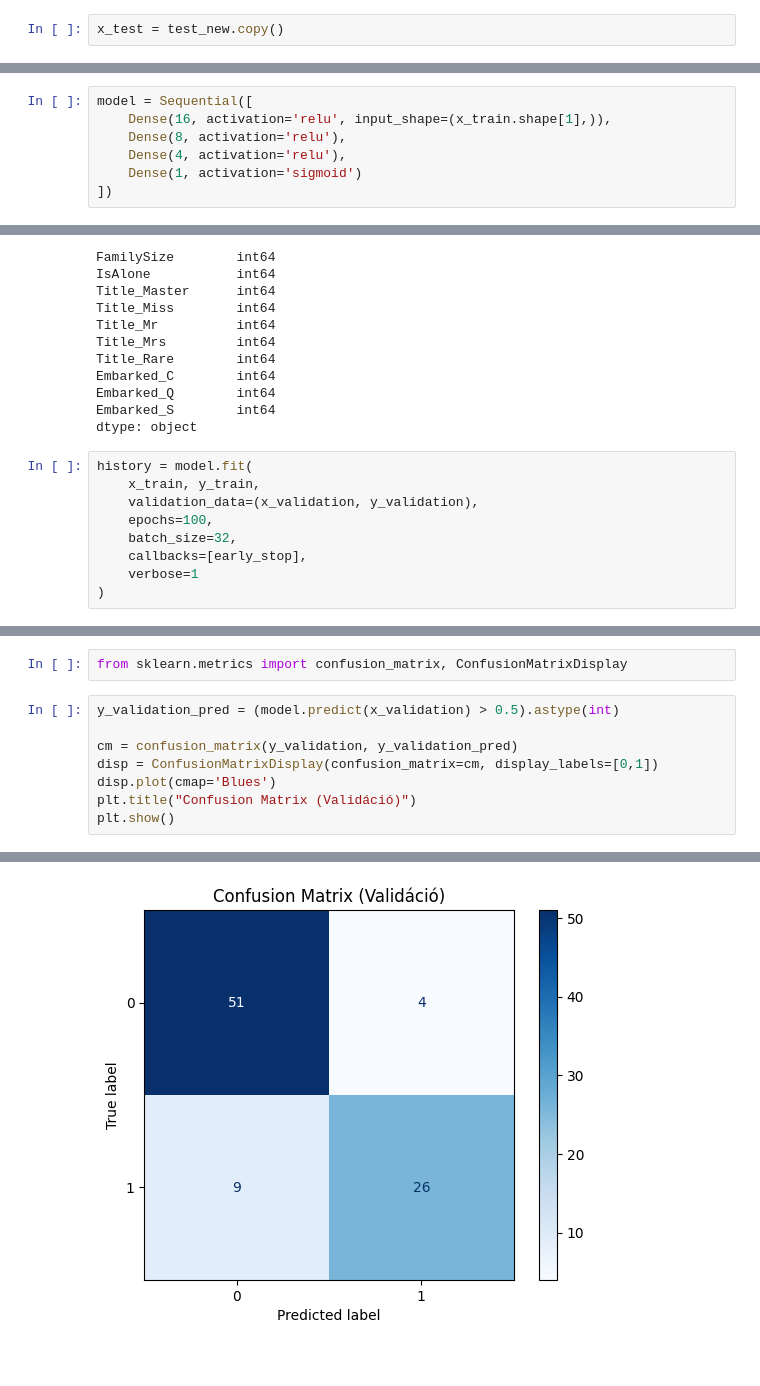
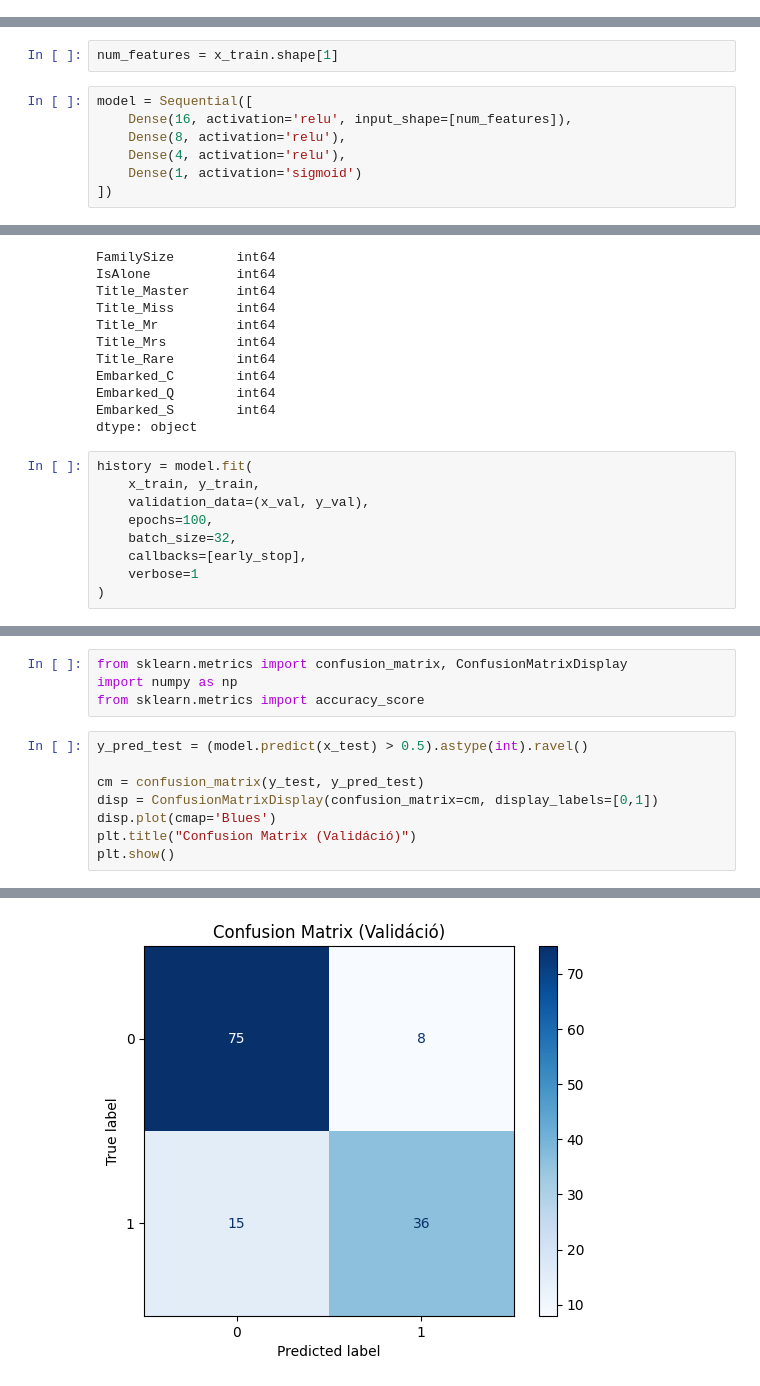
Before and after one commit to kugloff/X49HPQ_gepitanulas_beadando_2025, a Jupyter notebook: titanic.ipynb, the cells around one changed output, grey strips where cells are left out. Cells and saved outputs as stored; diff of their text form.

Commit message:
Adatfelosztás frissítése (train,val,test)

```diff
--- a/titanic.ipynb
+++ b/titanic.ipynb
@@ -213,5 +172,3 @@ x_train, x_validation, y_train, y_validation = train_test_split(
-# %%
-x_test = test_new.copy()
 # %% [markdown]
 ## Modell - Neurális háló
 # %%
@@ -228,7 +185,9 @@ print(x_train.shape[1])
 16
+# %%
+num_features = x_train.shape[1]
 # %%
 model = Sequential([
-    Dense(16, activation='relu', input_shape=(x_train.shape[1],)),
+    Dense(16, activation='relu', input_shape=[num_features]),
     Dense(8, activation='relu'),
     Dense(4, activation='relu'),
     Dense(1, activation='sigmoid')
@@ -286,7 +245,7 @@ dtype: object
 # %%
 history = model.fit(
     x_train, y_train,
-    validation_data=(x_validation, y_validation),
+    validation_data=(x_val, y_val),
     epochs=100,
     batch_size=32,
     callbacks=[early_stop],
@@ -340,9 +299,11 @@ plt.show()
 # %%
 from sklearn.metrics import confusion_matrix, ConfusionMatrixDisplay
+import numpy as np
+from sklearn.metrics import accuracy_score
 # %%
-y_validation_pred = (model.predict(x_validation) > 0.5).astype(int)
+y_pred_test = (model.predict(x_test) > 0.5).astype(int).ravel()
 
-cm = confusion_matrix(y_validation, y_validation_pred)
+cm = confusion_matrix(y_test, y_pred_test)
 disp = ConfusionMatrixDisplay(confusion_matrix=cm, display_labels=[0,1])
 disp.plot(cmap='Blues')
 plt.title("Confusion Matrix (Validáció)")
@@ -352 +313 @@ plt.show()
-[figure, old version]
+[figure, new version]
```
Also changed, not shown: parts of 21 cells of this notebook, 2 other files.
